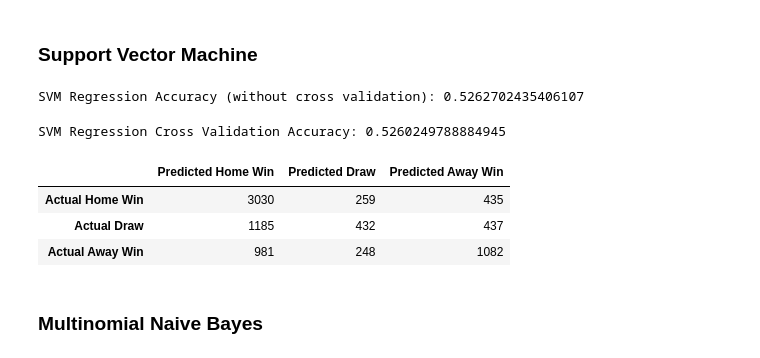
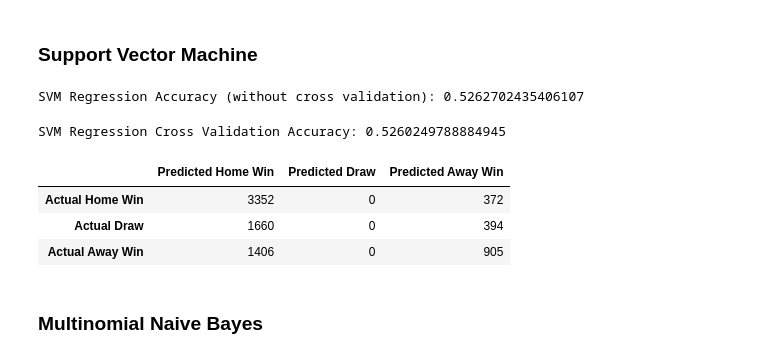
Before and after one commit to Karishma-Kuria/ML-Regression, a Jupyter notebook: Assignment4.ipynb, the cells around one changed output. Saved outputs shown, nothing was run; the diff lists cells and outputs as text; code cells hidden in the pictures.

```diff
--- a/Assignment4.ipynb
+++ b/Assignment4.ipynb
@@ -221,6 +545,6 @@ We then create another function to print for us the confusion matrix for each mo
 # %%
 from sklearn.metrics import confusion_matrix
-def confusion_matrix_model(model_used):
+def confusion_matrix_model_val(model_used):
     cm=confusion_matrix(y_train,model_used.predict(x_train))
     cm=pd.DataFrame(cm)
     cm.columns=["Predicted Home Win","Predicted Draw","Predicted Away Win"]
@@ -229,11 +553,11 @@ def confusion_matrix_model(model_used):
 # %% [markdown]
 ### Logistic Regression
 # %%
-log_reg=LogisticRegression()
-log_reg.fit(x_train,y_train)
-print("Logistic Regression Accuracy (without cross validation): "+str(norm_score(log_reg)))
-print("Logistic Regression Cross Validation Accuracy: "+str(acc_score(log_reg)))
-confusion_matrix_model(log_reg)
+logistic_reg=LogisticRegression()
+logistic_reg.fit(x_train,y_train)
+print("Logistic Regression Accuracy (without cross validation): "+str(normalized_score(logistic_reg)))
+print("Logistic Regression Cross Validation Accuracy: "+str(check_score(logistic_reg)))
+confusion_matrix_model_val(logistic_reg)
 # %% [output]
 STOP: TOTAL NO. of ITERATIONS REACHED LIMIT.
 
@@ -275,10 +599,10 @@ Please also refer to the documentation for alternative solver options:
 # %% [markdown]
 ### Decision Tree Regression
 # %%
-Dec_tree=DecisionTreeClassifier()
-Dec_tree.fit(x_train,y_train)
-print("Decision Tree Regression Accuracy (without cross validation): "+str(norm_score(Dec_tree)))
-print("Decision Tree Regression Cross Validation Accuracy: "+str(acc_score(Dec_tree)))
-confusion_matrix_model(Dec_tree)
+Decision_tree=DecisionTreeClassifier()
+Decision_tree.fit(x_train,y_train)
+print("Decision Tree Regression Accuracy (without cross validation): "+str(normalized_score(Decision_tree)))
+print("Decision Tree Regression Cross Validation Accuracy: "+str(check_score(Decision_tree)))
+confusion_matrix_model_val(Decision_tree)
 # %% [output]
 Decision Tree Regression Accuracy (without cross validation): 0.9749041908764989
@@ -290,11 +614,11 @@ Decision Tree Regression Cross Validation Accuracy: 0.42576292085327194
 # %% [markdown]
 ### K-Nearest Neighbour Regression
 # %%
-KNN=KNeighborsClassifier(n_neighbors=20)
-KNN.fit(x_train,y_train)
-print("KNN Regression Accuracy (without cross validation): "+str(norm_score(KNN)))
-print("KNN Regression Cross Validation Accuracy: "+str(acc_score(KNN)))
-confusion_matrix_model(KNN)
+KNN_model=KNeighborsClassifier(n_neighbors=20)
+KNN_model.fit(x_train,y_train)
+print("KNN Regression Accuracy (without cross validation): "+str(normalized_score(KNN_model)))
+print("KNN Regression Cross Validation Accuracy: "+str(check_score(KNN_model)))
+confusion_matrix_model_val(KNN_model)
 # %% [output]
 KNN Regression Accuracy (without cross validation): 0.5617505254048708
 KNN Regression Cross Validation Accuracy: 0.5064905640749489
@@ -308,18 +632,18 @@ KNN Regression Cross Validation Accuracy: 0.5064905640749489
 from sklearn.svm import SVC, LinearSVC
 from sklearn import svm
 # %%
-svm_reg=svm.SVC()
-svm_reg.fit(x_train,y_train)
-print("SVM Regression Accuracy (without cross validation): "+str(norm_score(svm_reg)))
-print("SVM Regression Cross Validation Accuracy: "+str(acc_score(svm_reg)))
-confusion_matrix_model(KNN)
+svm_reg_model=svm.SVC()
+svm_reg_model.fit(x_train,y_train)
+print("SVM Regression Accuracy (without cross validation): "+str(normalized_score(svm_reg_model)))
+print("SVM Regression Cross Validation Accuracy: "+str(check_score(svm_reg_model)))
+confusion_matrix_model_val(svm_reg_model)
 # %% [output]
 SVM Regression Accuracy (without cross validation): 0.5262702435406107
 SVM Regression Cross Validation Accuracy: 0.5260249788884945
 |  | Predicted Home Win | Predicted Draw | Predicted Away Win |
-| Actual Home Win | 3030 | 259 | 435 |
-| Actual Draw | 1185 | 432 | 437 |
-| Actual Away Win | 981 | 248 | 1082 |
+| Actual Home Win | 3352 | 0 | 372 |
+| Actual Draw | 1660 | 0 | 394 |
+| Actual Away Win | 1406 | 0 | 905 |
 # %% [markdown]
 ### Multinomial Naive Bayes
 # %%
```
Also changed, not shown: parts of 80 cells of this notebook.
